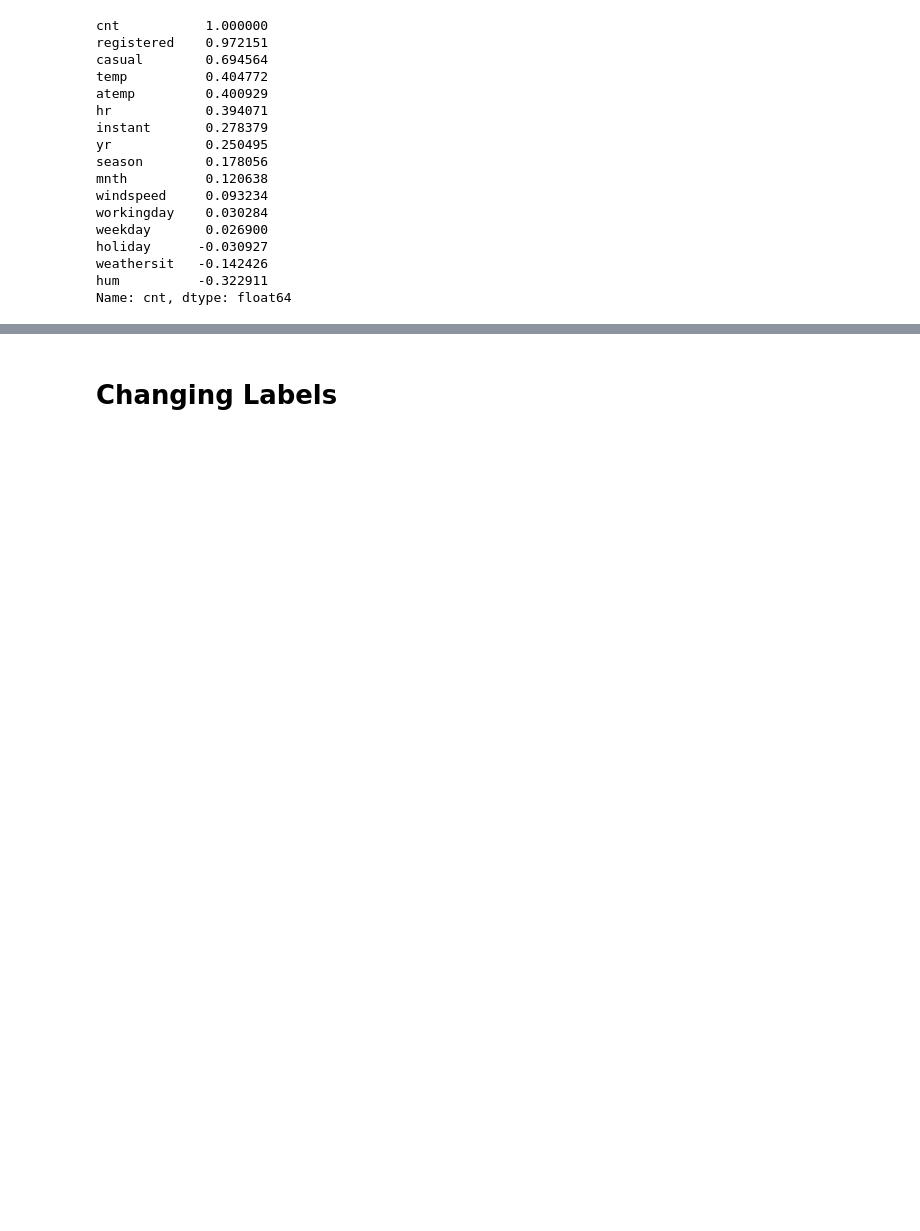
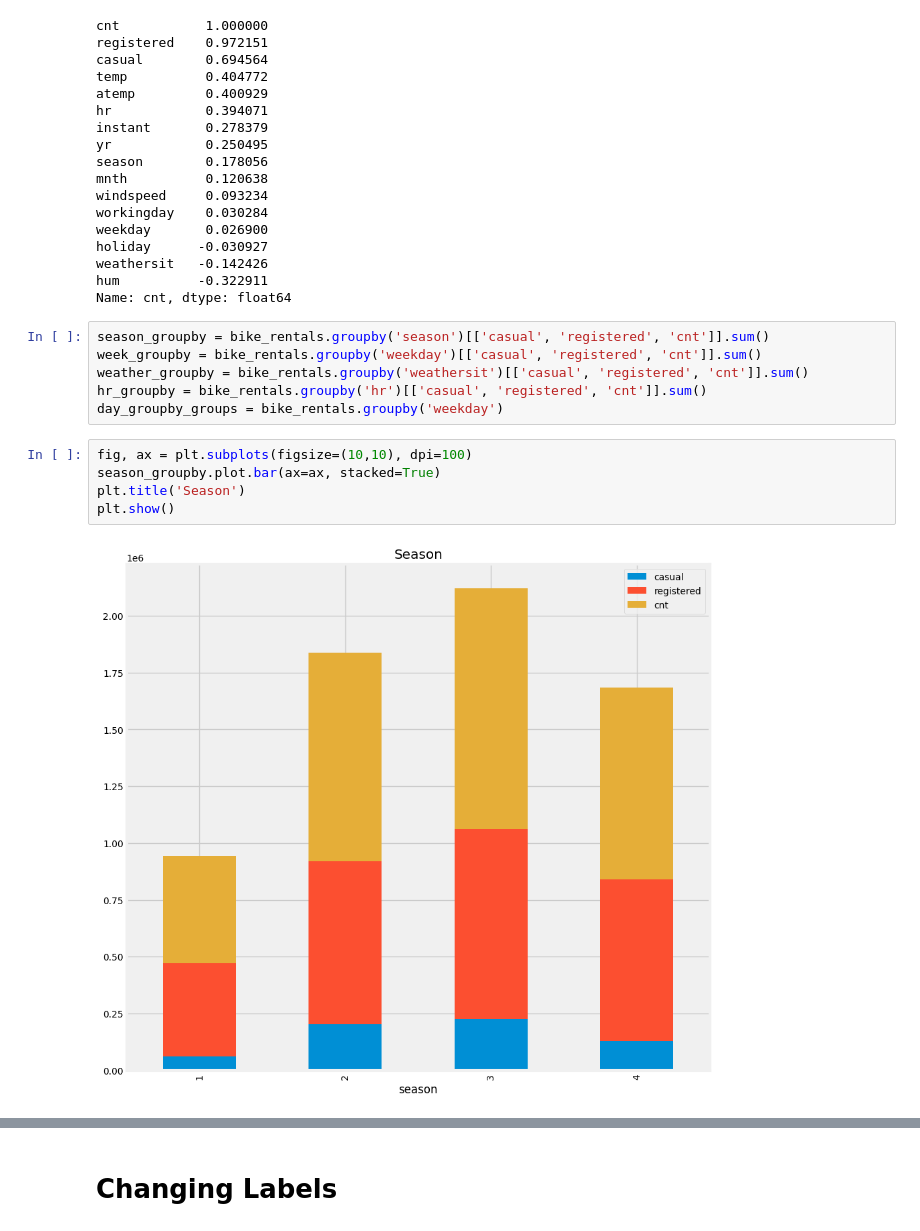
Before and after one commit to chouwwa/Predicting-Bicycle-Rentals, a Jupyter notebook: Predicting Bicycle Rentals.ipynb, the cells around one changed output, grey strips where cells are left out. Drawn from its saved outputs; the diff is of its cells as text; blank space fills up the shorter version.

```diff
--- a/Predicting Bicycle Rentals.ipynb
+++ b/Predicting Bicycle Rentals.ipynb
@@ -134,3 +136,16 @@ holiday      -0.030927
 weathersit   -0.142426
 hum          -0.322911
 Name: cnt, dtype: float64
+# %%
+season_groupby = bike_rentals.groupby('season')[['casual', 'registered', 'cnt']].sum()
+week_groupby = bike_rentals.groupby('weekday')[['casual', 'registered', 'cnt']].sum()
+weather_groupby = bike_rentals.groupby('weathersit')[['casual', 'registered', 'cnt']].sum()
+hr_groupby = bike_rentals.groupby('hr')[['casual', 'registered', 'cnt']].sum()
+day_groupby_groups = bike_rentals.groupby('weekday')
+# %%
+fig, ax = plt.subplots(figsize=(10,10), dpi=100)
+season_groupby.plot.bar(ax=ax, stacked=True)
+plt.title('Season')
+plt.show()
+# %% [output]
+[figure, added]
```
Also changed, not shown: parts of 17 cells of this notebook.
